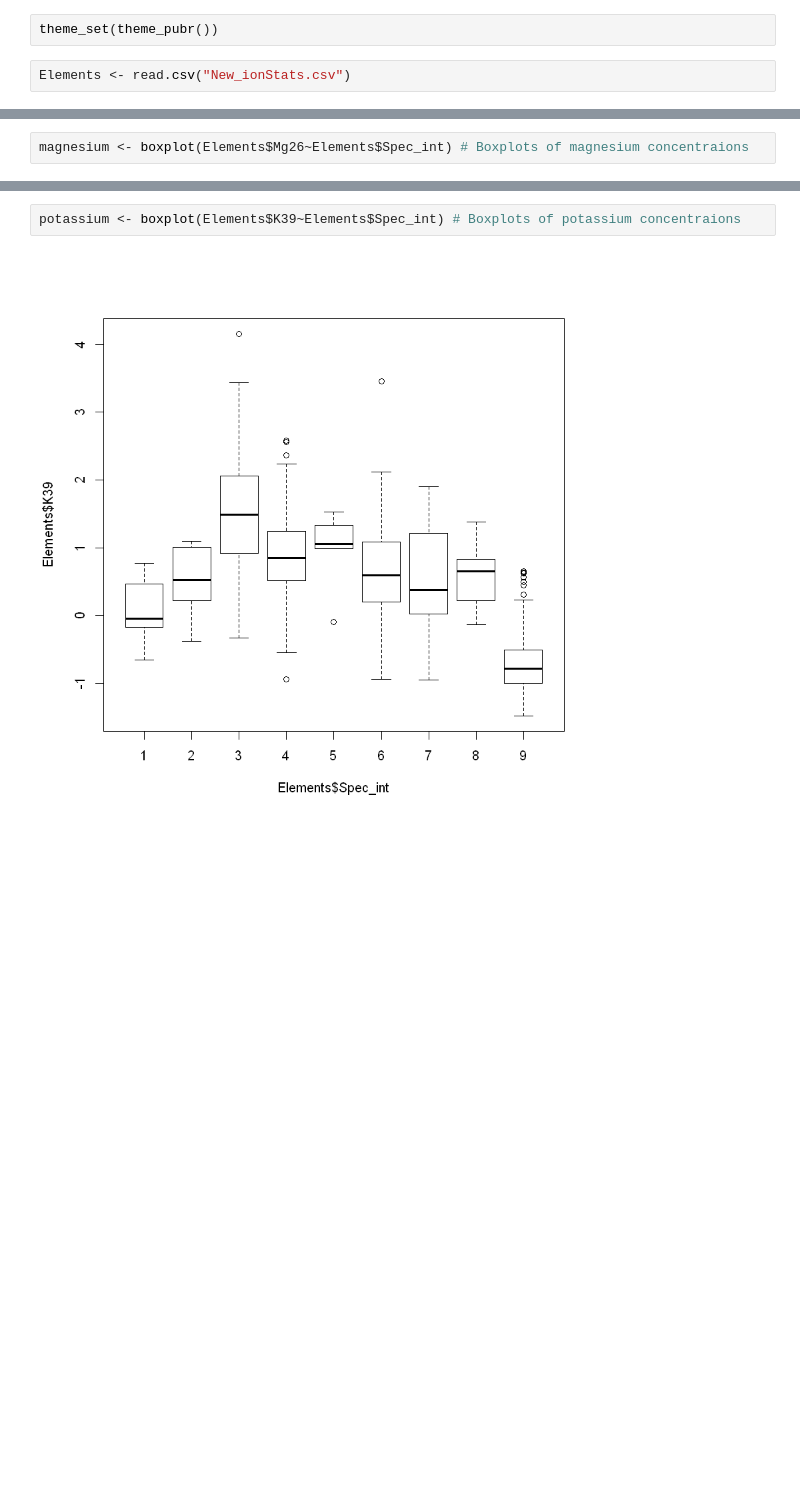
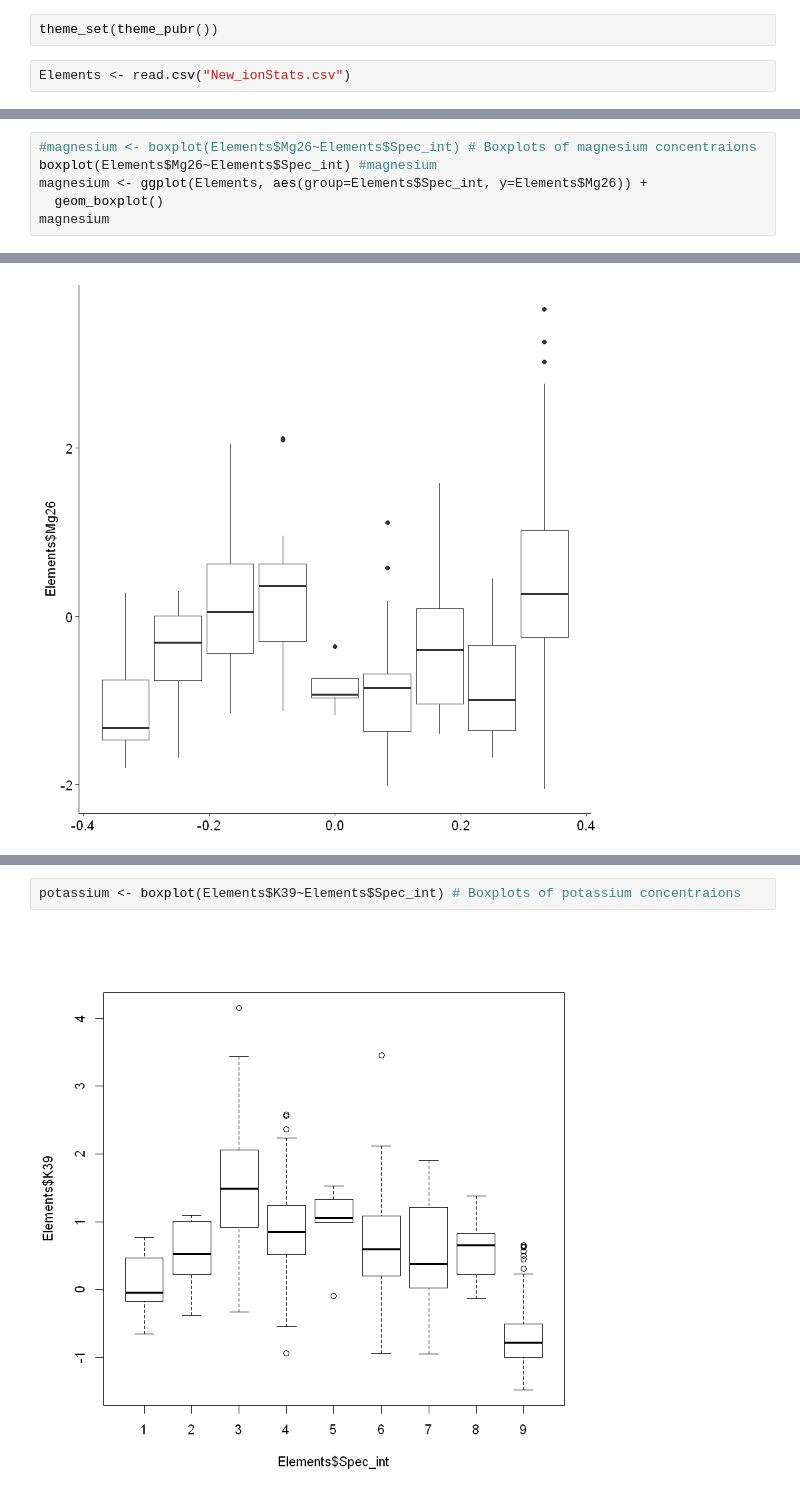
Before and after one commit to Kovacs-Lab/Aim-3, a Jupyter notebook: Ionomics/Boxplots.ipynb, the cells around one changed output, grey strips where cells are left out. Cells and saved outputs as stored; diff of their text form; blank space fills up the shorter version.

```diff
--- a/Ionomics/Boxplots.ipynb
+++ b/Ionomics/Boxplots.ipynb
@@ -41,7 +48,12 @@ sodium <- boxplot(Elements$Na23~Elements$Spec_int) # Boxplots for sodium concent
 # %% [output]
 [figure]
 # %%
-magnesium <- boxplot(Elements$Mg26~Elements$Spec_int) # Boxplots of magnesium concentraions
+#magnesium <- boxplot(Elements$Mg26~Elements$Spec_int) # Boxplots of magnesium concentraions
+boxplot(Elements$Mg26~Elements$Spec_int) #magnesium
+magnesium <- ggplot(Elements, aes(group=Elements$Spec_int, y=Elements$Mg26)) +
+  geom_boxplot()
+magnesium
 # %% [output]
 [figure]
+[figure, added]
 # %%
```
Also changed, not shown: parts of 6 cells of this notebook.
